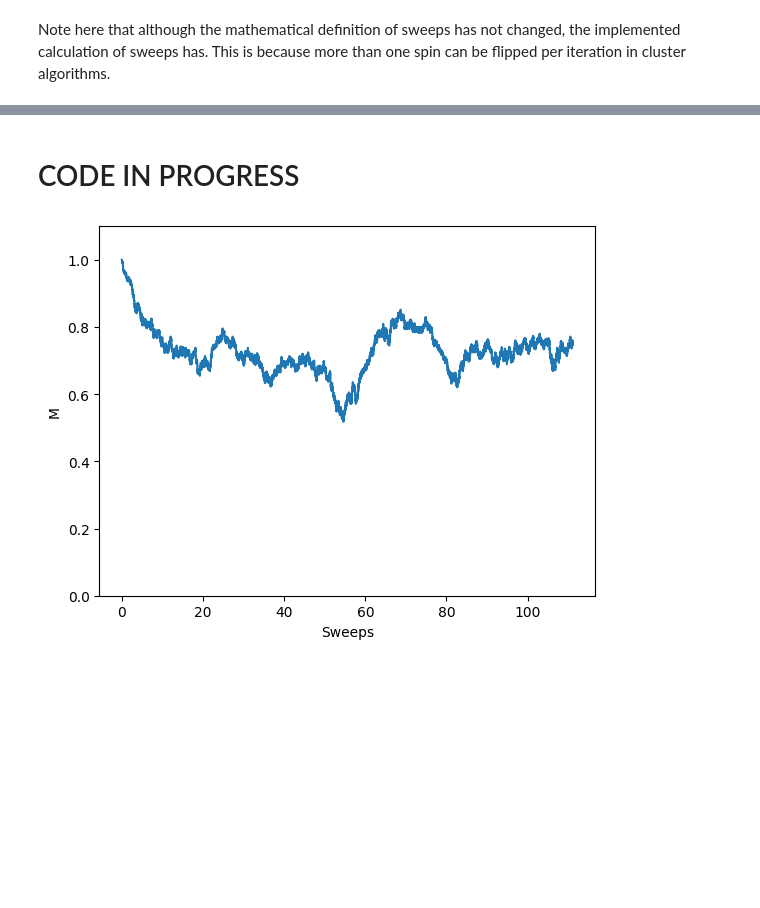
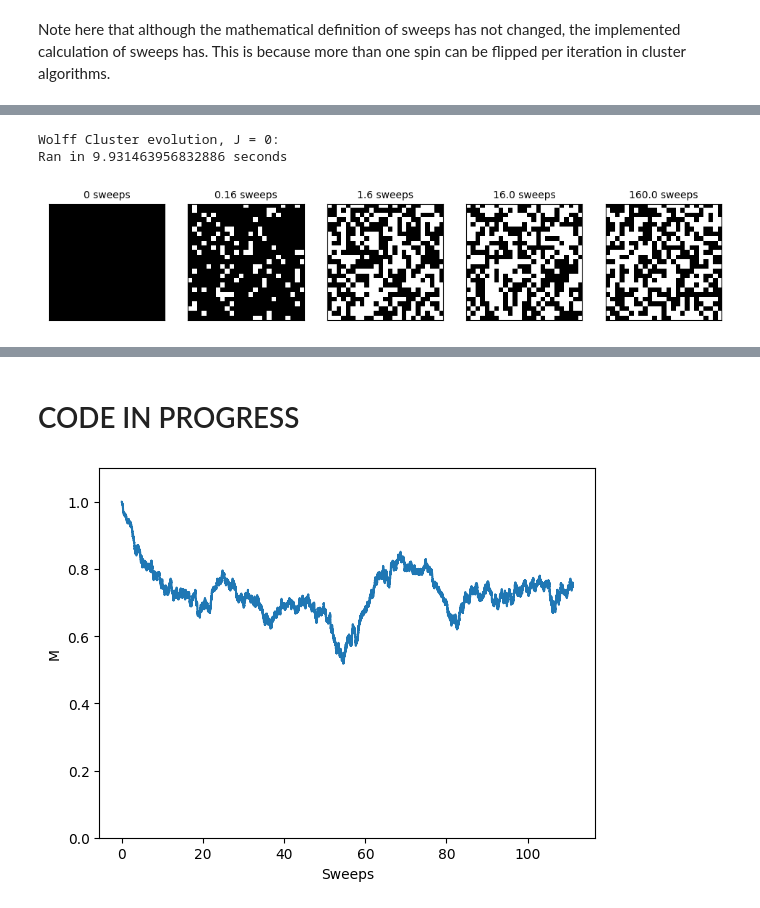
Before and after one commit to Part-II-Computational-Physics/cluster-algorithms-for-monte-carlo-jbd29, a Jupyter notebook: isiing set up 2.ipynb, the cells around one changed output, grey strips where cells are left out. Saved outputs shown, nothing was run; the diff lists cells and outputs as text; code cells hidden in the pictures; blank space fills up the shorter version.

```diff
--- a/isiing set up 2.ipynb
+++ b/isiing set up 2.ipynb
@@ -342,4 +348,16 @@ Metropolis Hastings evolution, J = 0:
 # %%
+# Re-initialise lattice
 lattice = make_lattice(25,1)
 print('Wolff Cluster evolution, J = 0:')
+# Time run length:
+start_time = time.time()
+# Evolve
 Wolff_evolve_and_show(lattice, 2, 0, plot_times)
+
+end_time = time.time()
+
+print('Ran in ' + str(end_time - start_time) + ' seconds')
+# %% [output]
+Wolff Cluster evolution, J = 0:
+Ran in 9.931463956832886 seconds
+[figure, added]
```
Also changed, not shown: parts of 13 cells of this notebook.
